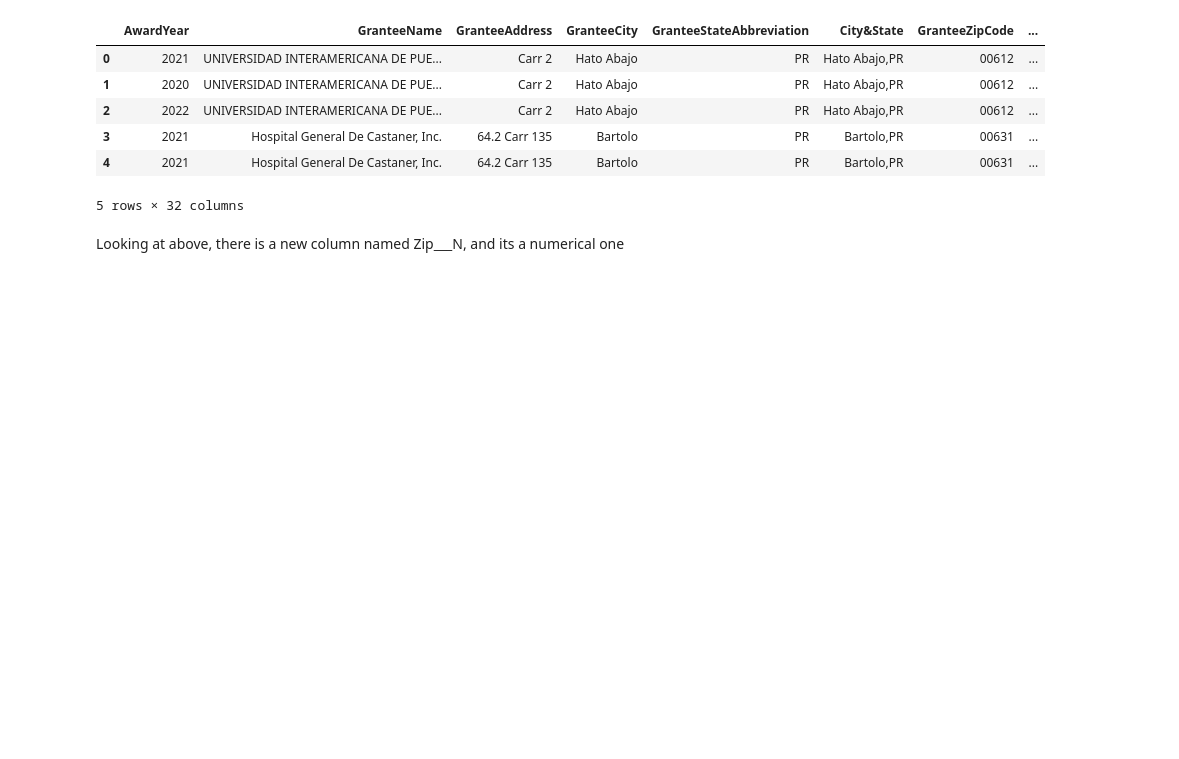
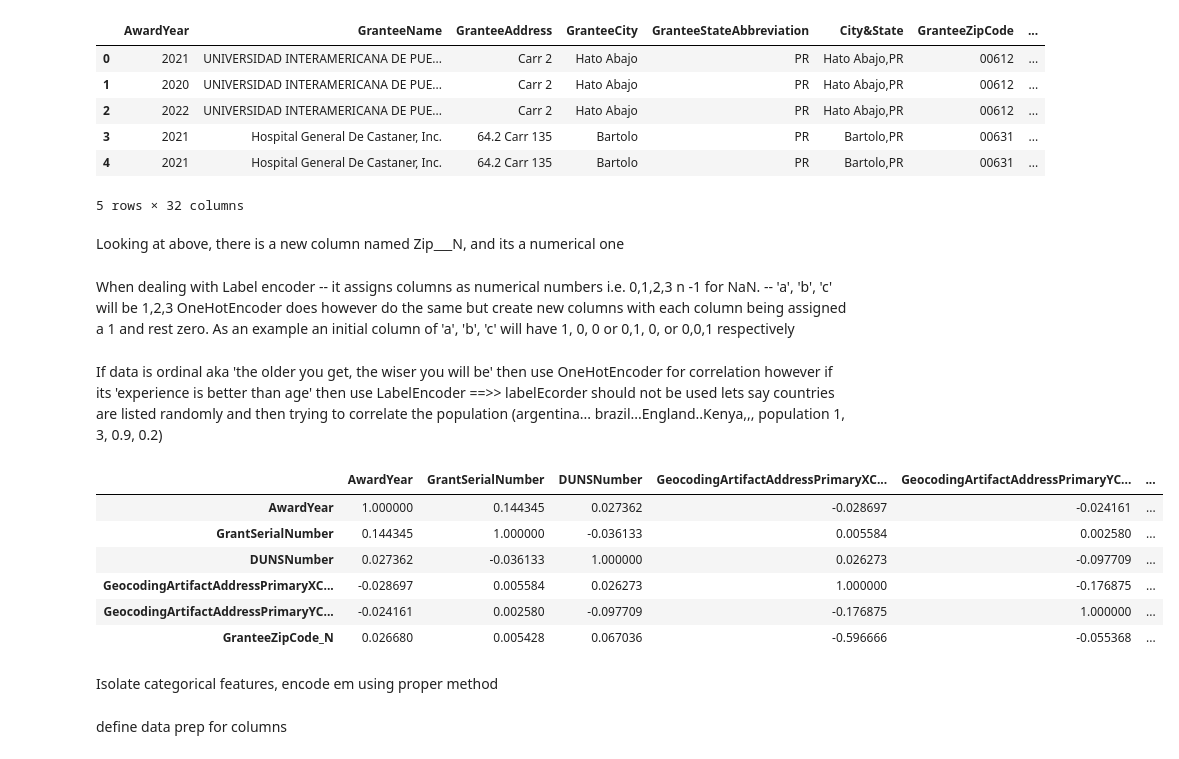
Before and after one commit to Omuk/Fullstack-Data-Analyst, a Jupyter notebook: data_projects/Hrsa_Awards/new_hrsa_analysis.ipynb, the cells around one changed output. Saved outputs shown, nothing was run; the diff lists cells and outputs as text; code cells hidden in the pictures; blank space fills up the shorter version.

```diff
--- a/data_projects/Hrsa_Awards/new_hrsa_analysis.ipynb
+++ b/data_projects/Hrsa_Awards/new_hrsa_analysis.ipynb
@@ -183,3 +183,21 @@ df.head()
 5 rows × 32 columns
 # %% [markdown]
 Looking at above, there is a new column named Zip___N, and its a numerical one
+# %% [markdown]
+When dealing with Label encoder -- it assigns columns as numerical numbers i.e. 0,1,2,3 n -1 for NaN. -- 'a', 'b', 'c' will be 1,2,3
+OneHotEncoder does however do the same but create new columns with each column being assigned a 1 and rest zero. As an example an initial column of 'a', 'b', 'c' will have 1, 0, 0 or 0,1, 0, or 0,0,1 respectively
+# %% [markdown]
+If data is ordinal aka 'the older you get, the wiser you will be' then use OneHotEncoder for correlation however if its 'experience is better than age' then use LabelEncoder
+==>> labelEcorder should not be used lets say countries are listed randomly and then trying to correlate the population (argentina... brazil...England..Kenya,,, population 1, 3, 0.9, 0.2)
+# %%
+df.corr()
+# %% [output]
+|  | AwardYear | GrantSerialNumber | DUNSNumber | GeocodingArtifactAddressPrimaryXC... | GeocodingArtifactAddressPrimaryYC... | ... |
+| AwardYear | 1.000000 | 0.144345 | 0.027362 | -0.028697 | -0.024161 | ... |
+| GrantSerialNumber | 0.144345 | 1.000000 | -0.036133 | 0.005584 | 0.002580 | ... |
+| DUNSNumber | 0.027362 | -0.036133 | 1.000000 | 0.026273 | -0.097709 | ... |
+| GeocodingArtifactAddressPrimaryXC... | -0.028697 | 0.005584 | 0.026273 | 1.000000 | -0.176875 | ... |
+| GeocodingArtifactAddressPrimaryYC... | -0.024161 | 0.002580 | -0.097709 | -0.176875 | 1.000000 | ... |
+| GranteeZipCode_N | 0.026680 | 0.005428 | 0.067036 | -0.596666 | -0.055368 | ... |
+# %% [markdown]
+Isolate categorical features, encode em using proper method
@@ -185,0 +207,2 @@ Looking at above, there is a new column named Zip___N, and its a numerical one
+# %% [markdown]
+define data prep for columns
```
Also changed, not shown: parts of 1 cell of this notebook, 3 other files.
